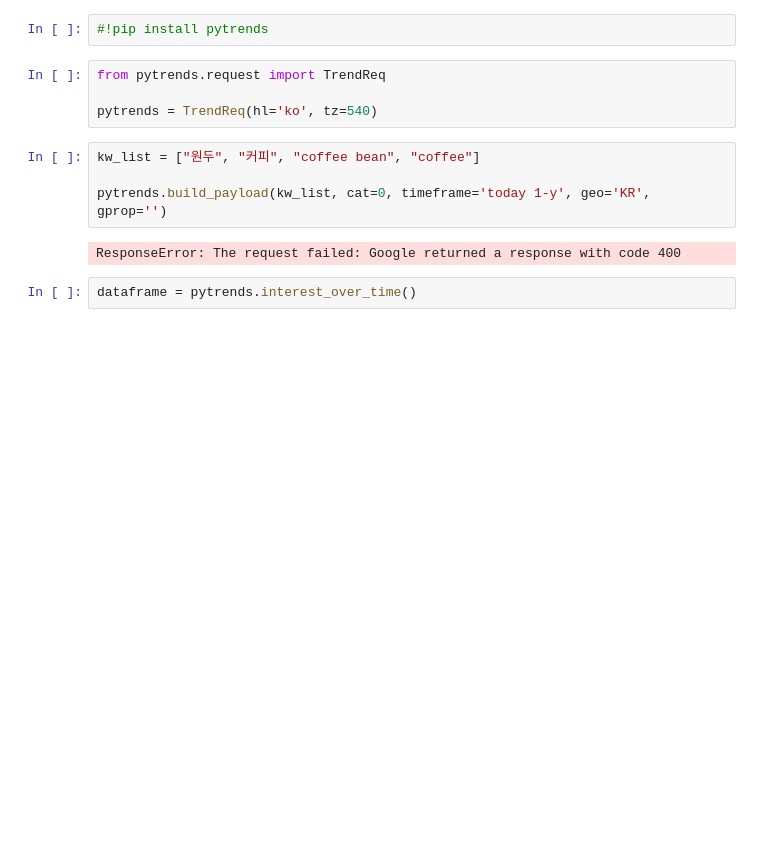
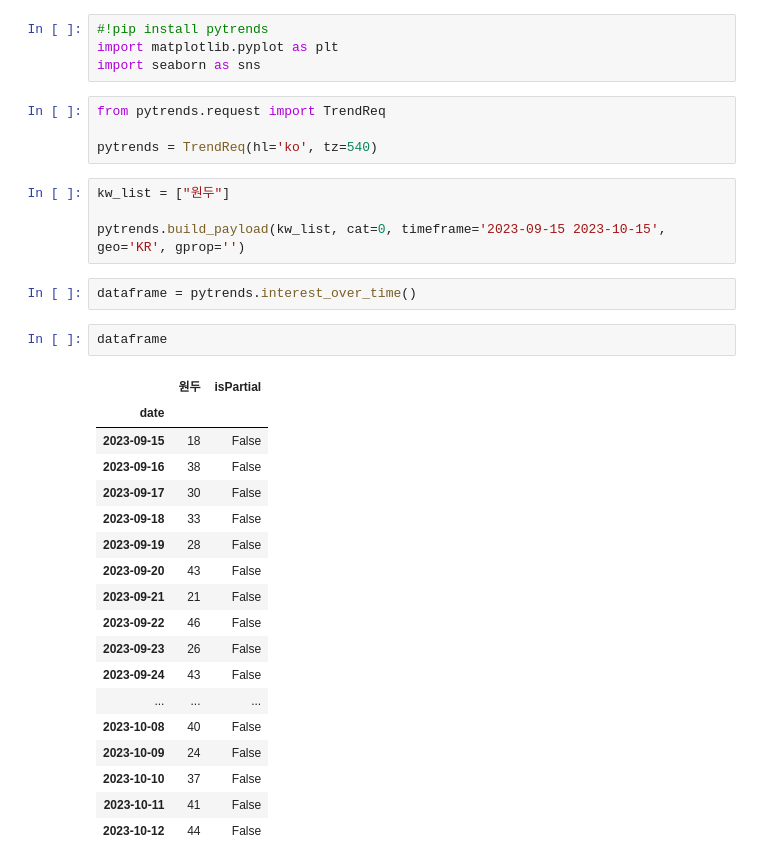
Before and after one commit to sunse-kwon/market-trends-analysis, a Jupyter notebook: pytrends.ipynb, the cells around one changed output. Drawn from its saved outputs; the diff is of its cells as text; blank space fills up the shorter version.

```diff
--- a/pytrends.ipynb
+++ b/pytrends.ipynb
@@ -1,14 +1,35 @@
 # %%
 #!pip install pytrends
+import matplotlib.pyplot as plt
+import seaborn as sns
 # %%
 from pytrends.request import TrendReq
 
 pytrends = TrendReq(hl='ko', tz=540)
 # %%
-kw_list = ["원두", "커피", "coffee bean", "coffee"]
+kw_list = ["원두"]
 
-pytrends.build_payload(kw_list, cat=0, timeframe='today 1-y', geo='KR', gprop='')
+pytrends.build_payload(kw_list, cat=0, timeframe='2023-09-15 2023-10-15', geo='KR', gprop='')
-# %% [output]
-ResponseError: The request failed: Google returned a response with code 400
 # %%
 dataframe = pytrends.interest_over_time()
+# %%
+dataframe
+# %% [output]
+|  | 원두 | isPartial |
+| date |  |  |
+| 2023-09-15 | 18 | False |
+| 2023-09-16 | 38 | False |
+| 2023-09-17 | 30 | False |
+| 2023-09-18 | 33 | False |
+| 2023-09-19 | 28 | False |
+| 2023-09-20 | 43 | False |
+| 2023-09-21 | 21 | False |
+| 2023-09-22 | 46 | False |
+| 2023-09-23 | 26 | False |
+| 2023-09-24 | 43 | False |
+| ... | ... | ... |
+| 2023-10-08 | 40 | False |
+| 2023-10-09 | 24 | False |
+| 2023-10-10 | 37 | False |
+| 2023-10-11 | 41 | False |
+| 2023-10-12 | 44 | False |
```
Also changed, not shown: parts of 14 cells of this notebook, 2 other files.
